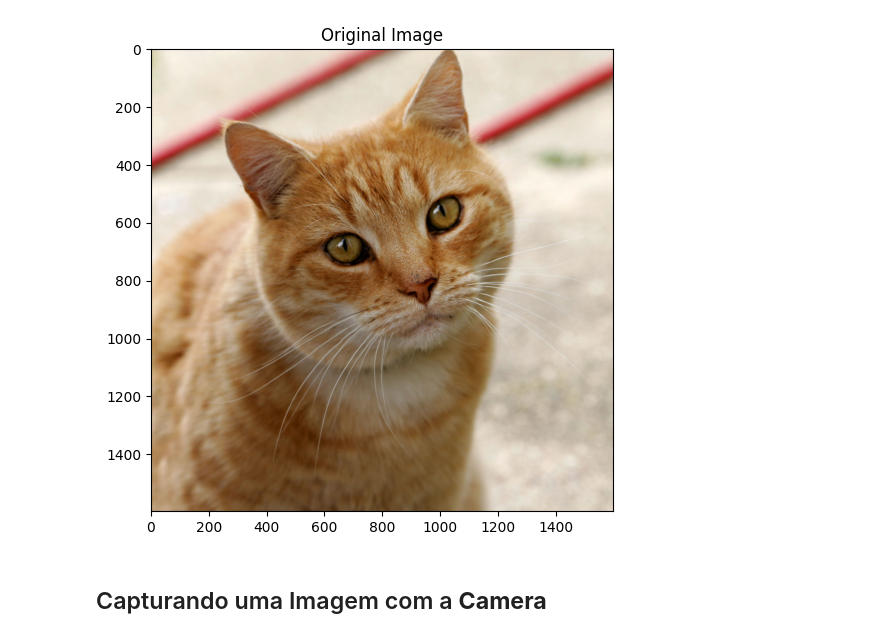
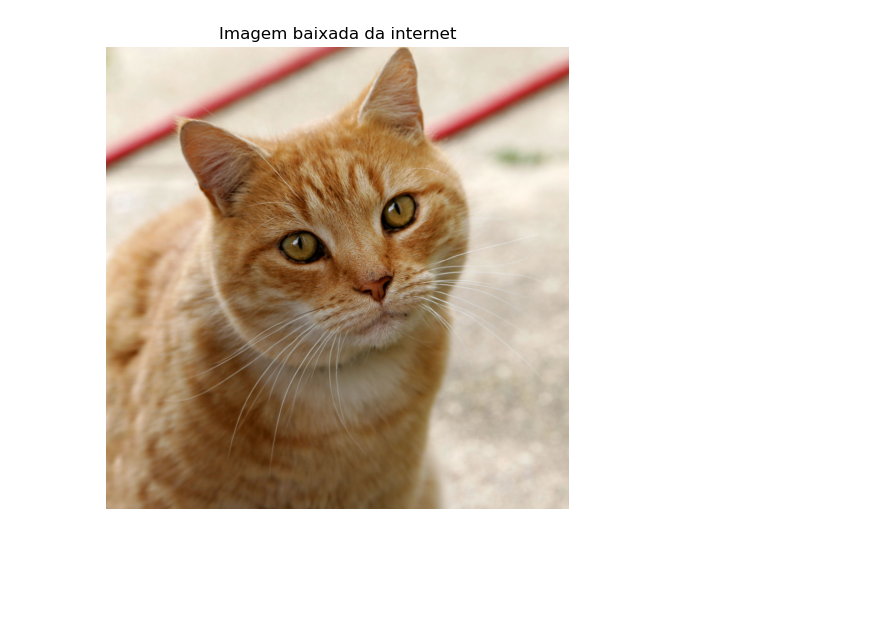
Before and after one commit to fabiobento/sis-emb-2025-2, a Jupyter notebook: aulas/sbc-rpi/rpi_img_class_tflite/docs/1_primeiro-jupyter-notebook.ipynb, the cells around one changed output. Saved outputs shown, nothing was run; the diff lists cells and outputs as text; code cells hidden in the pictures; blank space fills up the shorter version.

```diff
--- a/aulas/sbc-rpi/rpi_img_class_tflite/docs/1_primeiro-jupyter-notebook.ipynb
+++ b/aulas/sbc-rpi/rpi_img_class_tflite/docs/1_primeiro-jupyter-notebook.ipynb
@@ -30,10 +20,13 @@ img = Image.open(img_path)
 # %%
-# Exibir a imagem
-plt.figure(figsize=(6, 6))
+img_path = "Cat03.jpg"
+title = "Imagem baixada da internet"
+img = Image.open(img_path)
+
+#Exibir a imagem
+plt.figure(figsize=(6,6))
 plt.imshow(img)
-plt.title("Original Image")
+plt.title(title)
+plt.axis('off')  # Esconder os eixos
 plt.show()
 # %% [output]
-[figure, old version]
+[figure, new version]
-# %% [markdown]
-## Capturando uma Imagem com a **Camera**
```
Also changed, not shown: parts of 13 cells of this notebook.
